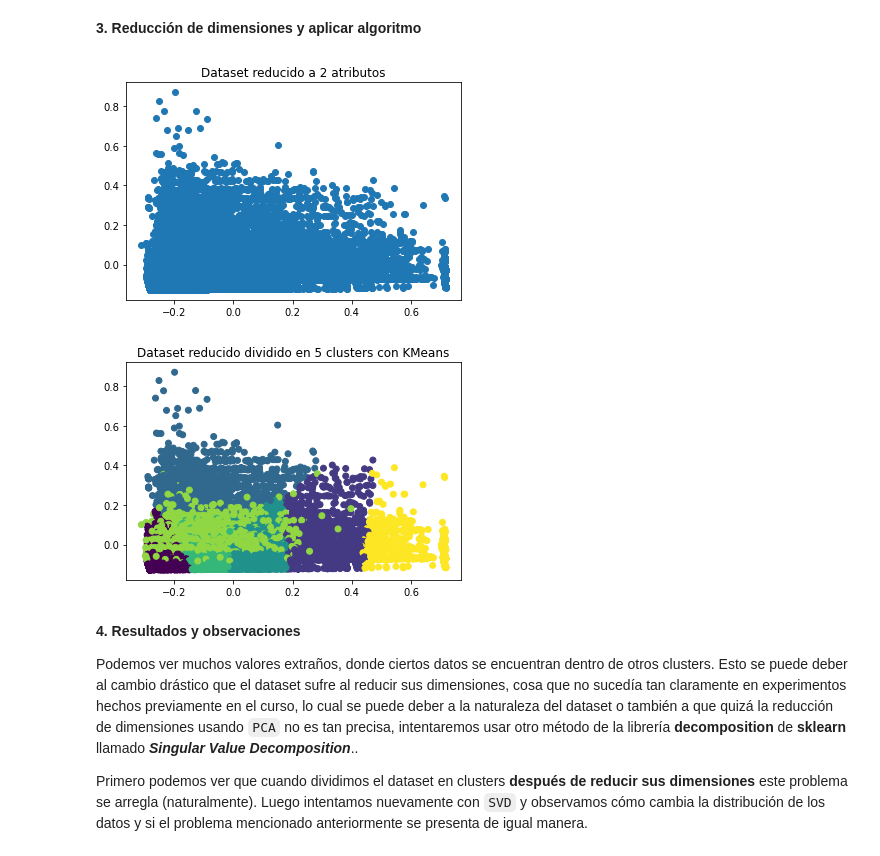
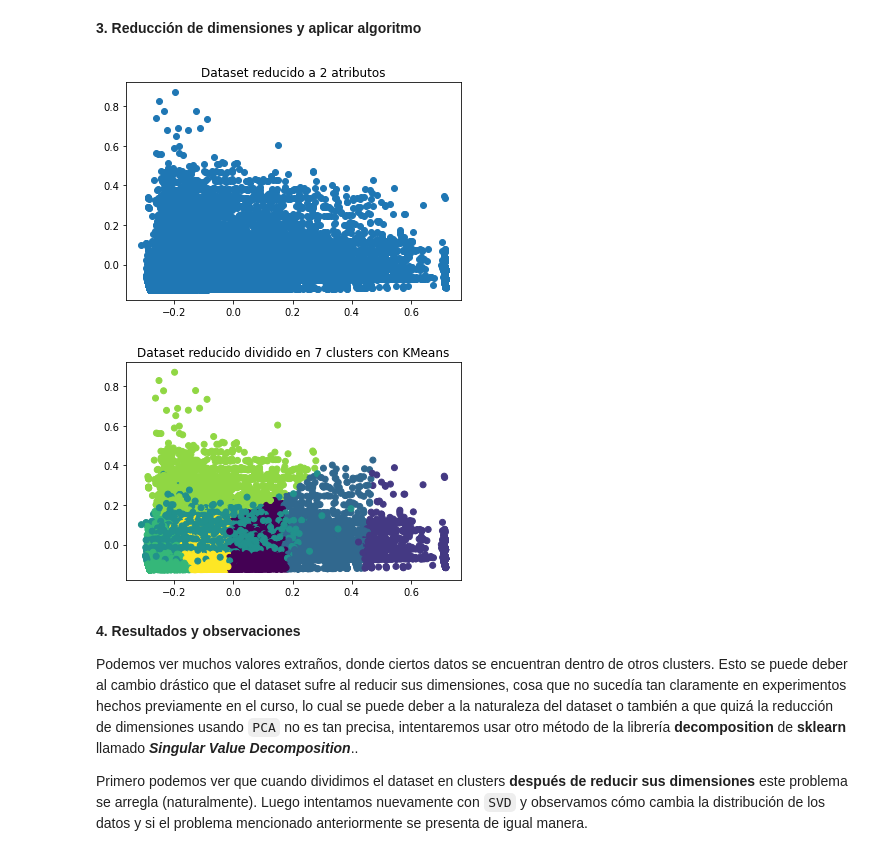
Before and after one commit to SoraSpace769/CC5206_steam_games, a Jupyter notebook: Hito 2 Aplicacion.ipynb, the cells around one changed output. Cells and saved outputs as stored; diff of their text form; code cells hidden in the pictures.

```diff
--- a/Hito 2 Aplicacion.ipynb
+++ b/Hito 2 Aplicacion.ipynb
@@ -91,15 +90,15 @@ new_df_numeric = PCA(n_components=2, random_state=0).fit_transform(df_numeric)
 # %%
 plt.scatter(new_df_numeric[:, 0], new_df_numeric[:, 1])
 plt.title("Dataset reducido a 2 atributos")
 plt.show()
 
-kmeans_new = KMeans(n_clusters=k).fit(new_df_numeric)
+kmeans_new = KMeans(n_clusters=7).fit(new_df_numeric)
 plt.scatter(new_df_numeric[:, 0], new_df_numeric[:, 1] , c=df_labels)
-plt.title("Dataset reducido dividido en 5 clusters con KMeans")
+plt.title("Dataset reducido dividido en 7 clusters con KMeans")
 plt.show()
 # %% [output]
 [figure]
-[figure, old version]
+[figure, new version]
 # %% [markdown]
 **4. Resultados y observaciones**
 
```
Also changed, not shown: parts of 1 cell of this notebook, 1 other file.
